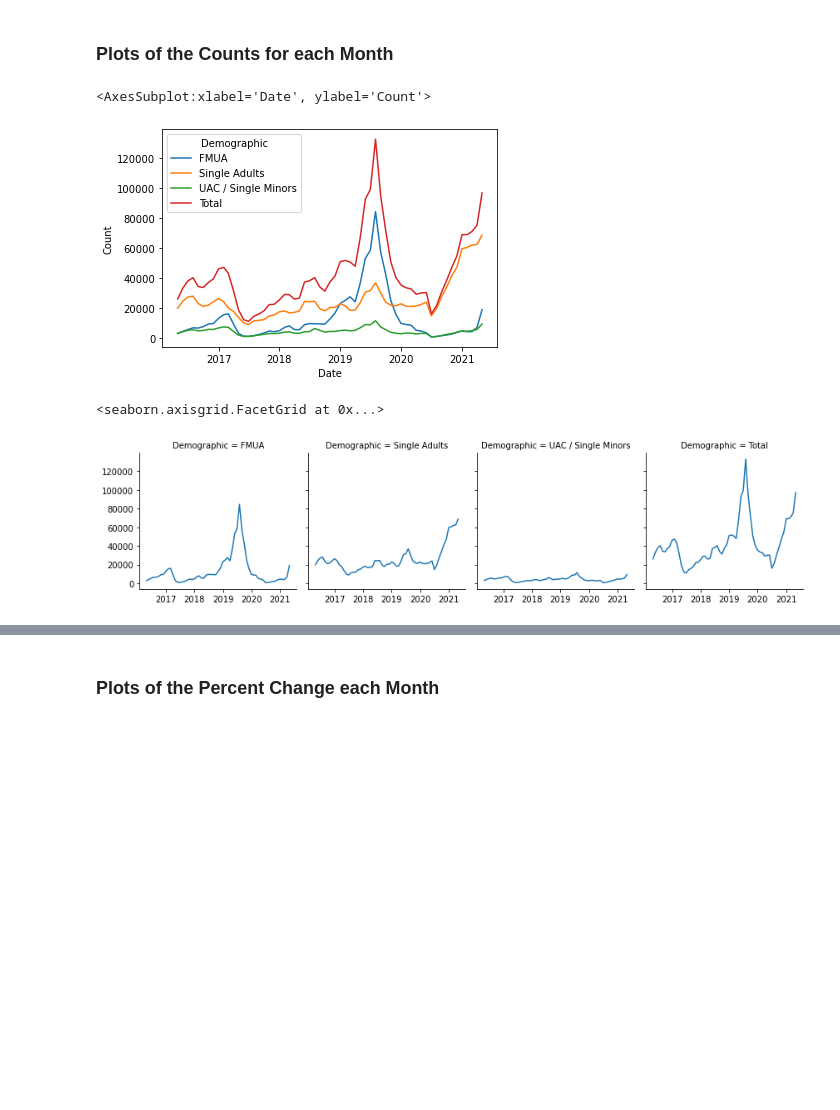
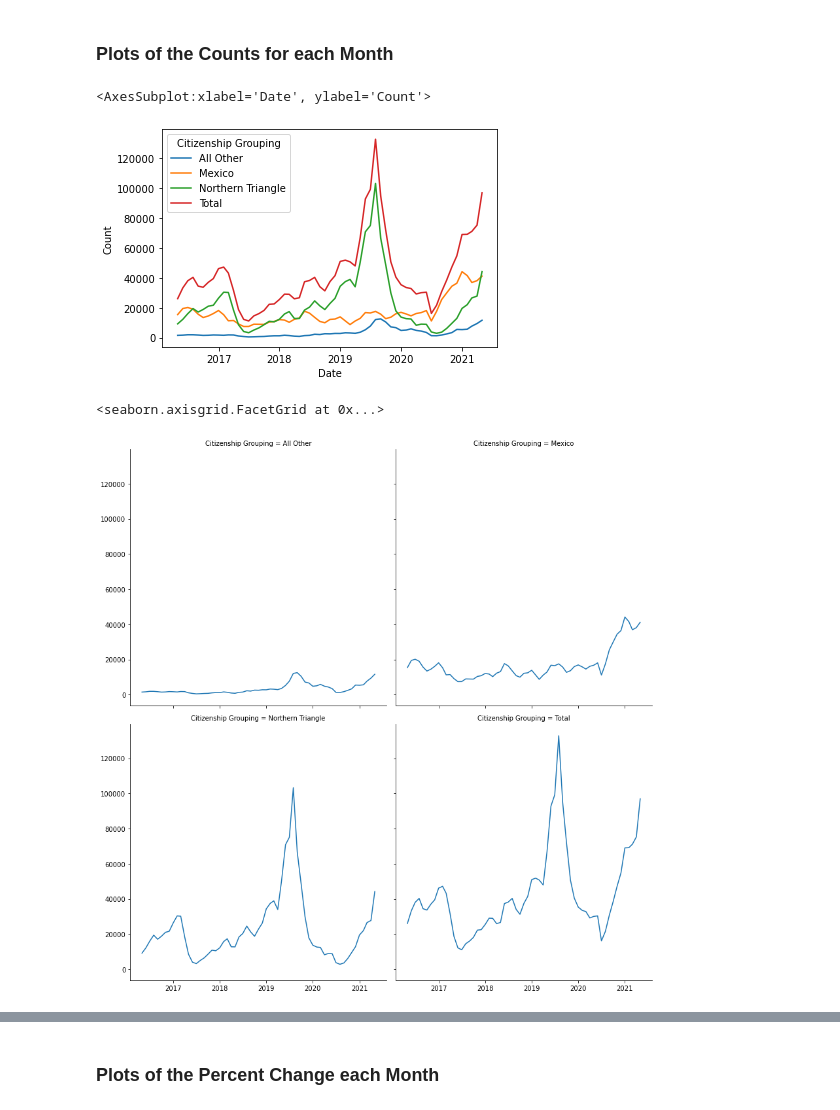
Before and after one commit to codbellamy/PSOR, a Jupyter notebook: Basic_Approach_commented.ipynb, the cells around one changed output, grey strips where cells are left out. Drawn from its saved outputs; the diff is of its cells as text; code cells hidden in the pictures; blank space fills up the shorter version.

```diff
--- a/Basic_Approach_commented.ipynb
+++ b/Basic_Approach_commented.ipynb
@@ -133,14 +128,14 @@ sum_df
 # A percent change column is added to the dataframe with the corresponding values.  A negative
 # percent change means the previous month's total was higher than the current month's total.
 def PercChange(df, row_idx, row):
-    row_demographic, row_month, row_year = row[["Demographic","M","FY"]]
+    row_demographic, row_month, row_year = row[[CATEGORY,"M","FY"]]
 
     if row_month != 1:
-        previous_month = df.loc[(df["Demographic"]==row_demographic)
+        previous_month = df.loc[(df[CATEGORY]==row_demographic)
                                 & (df["M"] == row_month-1)
                                 & (df["FY"] == row_year)]
     else:
-        previous_month = df.loc[(df["Demographic"]==row_demographic)
+        previous_month = df.loc[(df[CATEGORY]==row_demographic)
                                 & (df["M"] == 12)
                                 & (df["FY"] == row_year-1)]
 
@@ -156,16 +151,16 @@ def PercChange(df, row_idx, row):
 
 # this cell will be simplified and commented on more for the future
 def Predict(df, row_idx, row, PAST_YEARS=5):
-    row_demographic, row_month, row_year = row[["Demographic","M","FY"]]
+    row_demographic, row_month, row_year = row[[CATEGORY,"M","FY"]]
 
     changes = list()
     for year in range(PAST_YEARS):
         if row_month != 1:
-            year_change = df.loc[(sum_df["Demographic"]==row_demographic)
+            year_change = df.loc[(sum_df[CATEGORY]==row_demographic)
                                      & (df["M"]==row_month-1)
                                      & (df["FY"]==row_year-year)]
         else:
-            year_change = df.loc[(df["Demographic"]==row_demographic)
+            year_change = df.loc[(df[CATEGORY]==row_demographic)
                                     &  (df["M"]==12)
                                     & (df["FY"]==(row_year-1-year))]
 
@@ -179,14 +174,14 @@ def Predict(df, row_idx, row, PAST_YEARS=5):
 # New comment sabout how this uses the predicted percent and courrent count to forecast next count
 
 def Forecast(df, row_idx, row):
-    row_demographic, row_month, row_year = row[["Demographic","M","FY"]]
+    row_demographic, row_month, row_year = row[[CATEGORY,"M","FY"]]
 
     if row_month != 1:
-        previous_month = df.loc[(df["Demographic"]==row_demographic)
+        previous_month = df.loc[(df[CATEGORY]==row_demographic)
                                 & (df["M"] == row_month-1)
                                 & (df["FY"] == row_year)]
     else:
-        previous_month = df.loc[(df["Demographic"]==row_demographic)
+        previous_month = df.loc[(df[CATEGORY]==row_demographic)
                                 & (df["M"] == 12)
                                 & (df["FY"] == row_year-1)]
 
@@ -315,8 +310,8 @@ graph_df.head()
 # %% [markdown]
 Creating forecasts for future dates
 # %%
-for category in sum_df["Demographic"].unique():
-    row  = sum_df.loc[(sum_df["Demographic"]==category)
+for category in sum_df[CATEGORY].unique():
+    row  = sum_df.loc[(sum_df[CATEGORY]==category)
                         & (sum_df["M"] == most_recent_entry_date.month)
                         & (sum_df["FY"] == most_recent_entry_date.year)]
     row = sum_df.iloc[row.index.values[0]]
@@ -329,25 +324,25 @@ for category in sum_df["Demographic"].unique():
     else:
         new_date = pd.to_datetime("1 " + str(row["FY"]+1), format="%m %Y")
 
-    new_row = {'Demographic':category, 'FY':new_date.year, 'M':new_date.month, 'Count':np.nan, 'Date':new_date,
+    new_row = {CATEGORY:category, 'FY':new_date.year, 'M':new_date.month, 'Count':np.nan, 'Date':new_date,
           '% Change':np.nan, '% Predicted':value1, 'Count Predicted': value2, '% Error':np.nan}
     graph_df = graph_df.append(new_row, ignore_index=True)
 # %% [markdown]
 ### Plots of the Counts for each Month
 # %%
 # this plot shows the predicted counts for each demographic, year-to-year.
-sns.lineplot(data=graph_df,x="Date",y="Count",hue="Demographic")
+sns.lineplot(data=graph_df,x="Date",y="Count",hue=CATEGORY)
 # %% [output]
 <AxesSubplot:xlabel='Date', ylabel='Count'>
-[figure, old version]
+[figure, new version]
 # %%
 # these graphs are the same as the previous one, the predicted counts for each month, but instead
 # of all three demographics overlayed on one graph, they are separated into three different graphs
-g = sns.FacetGrid(graph_df, col="Demographic")
+g = sns.FacetGrid(graph_df, col=CATEGORY, col_wrap=col_wrap,height=6,aspect=1)
 g.map_dataframe(sns.lineplot,x="Date",y="Count")
 # %% [output]
 <seaborn.axisgrid.FacetGrid at 0x...>
-[figure, old version]
+[figure, new version]
 # %%
 # These graphs show the month-to-month predicted counts for the three demographics.  The darker
 # lines or the more recent year's values (the darker the line, the more recent the data is).  The
```
Also changed, not shown: parts of 22 cells of this notebook.
